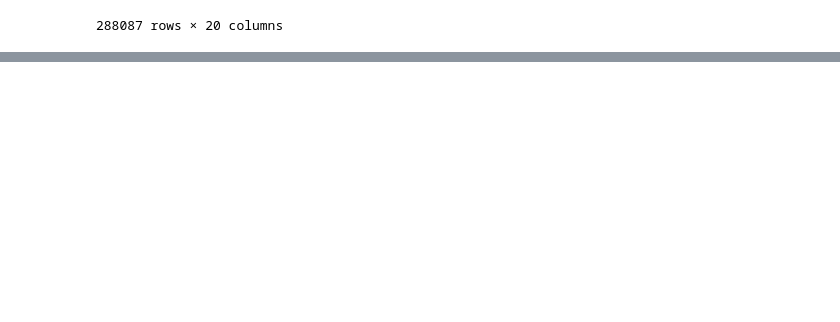
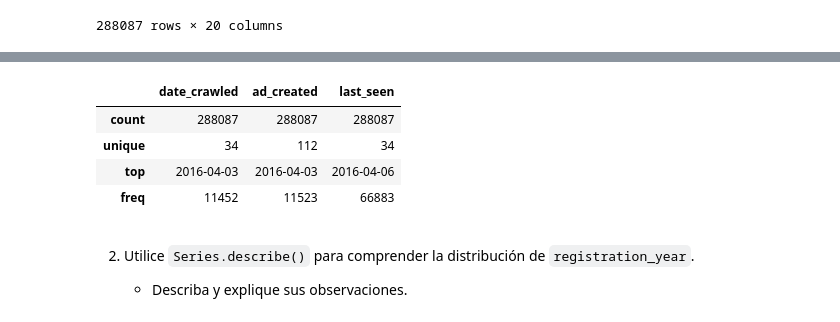
Before and after one commit to OSTINIA/tarea2_sw_ds, a Jupyter notebook: tarea_2_sw_ds.ipynb, the cells around one changed output, grey strips where cells are left out. Saved outputs shown, nothing was run; the diff lists cells and outputs as text; code cells hidden in the pictures; blank space fills up the shorter version.

```diff
--- a/tarea_2_sw_ds.ipynb
+++ b/tarea_2_sw_ds.ipynb
@@ -462,0 +525,8 @@ autos_valuate
+# %%
+autos_valuate[['date_crawled', 'ad_created', 'last_seen']].describe()
+# %% [output]
+|  | date_crawled | ad_created | last_seen |
+| count | 288087 | 288087 | 288087 |
+| unique | 34 | 112 | 34 |
+| top | 2016-04-03 | 2016-04-03 | 2016-04-06 |
+| freq | 11452 | 11523 | 66883 |
@@ -462,0 +545,4 @@ autos_valuate
+# %% [markdown]
+2.  Utilice `Series.describe()` para comprender la distribución de `registration_year`.
+
+    -   Describa y explique sus observaciones.
```
Also changed, not shown: parts of 8 cells of this notebook.
